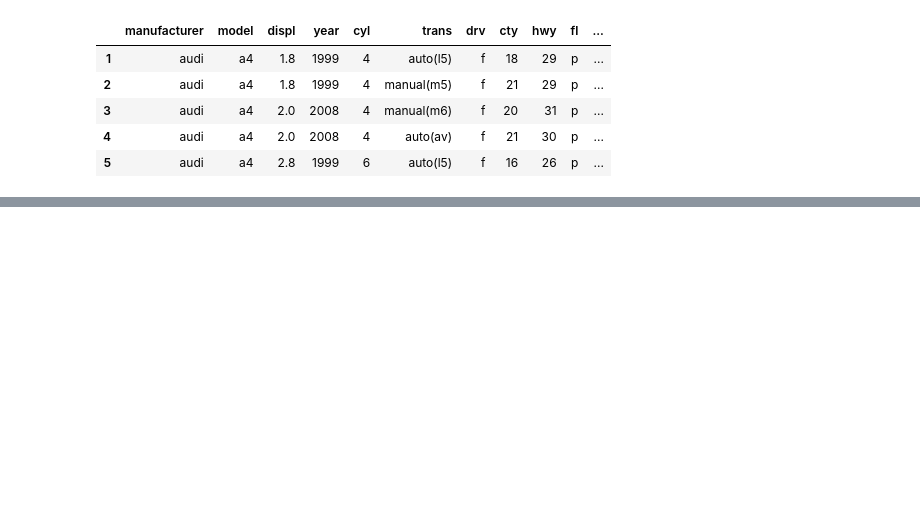
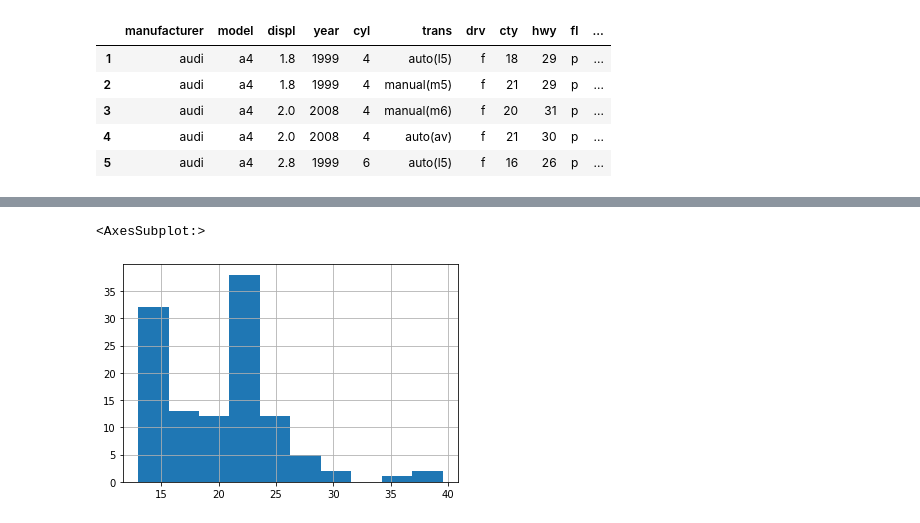
Before and after one commit to SLawsonWoods/statistics-exercises, a Jupyter notebook: hypothesis_testing.ipynb, the cells around one changed output, grey strips where cells are left out. Drawn from its saved outputs; the diff is of its cells as text; code cells hidden in the pictures; blank space fills up the shorter version.

```diff
--- a/hypothesis_testing.ipynb
+++ b/hypothesis_testing.ipynb
@@ -153,0 +205,6 @@ stats.ttest.ind formula find this
+# %%
+yr_1999 = df[df.year == 1999].avg_mpg
+yr_1999.hist()
+# %% [output]
+<AxesSubplot:>
+[figure, added]
```
Also changed, not shown: parts of 19 cells of this notebook, 1 other file.
